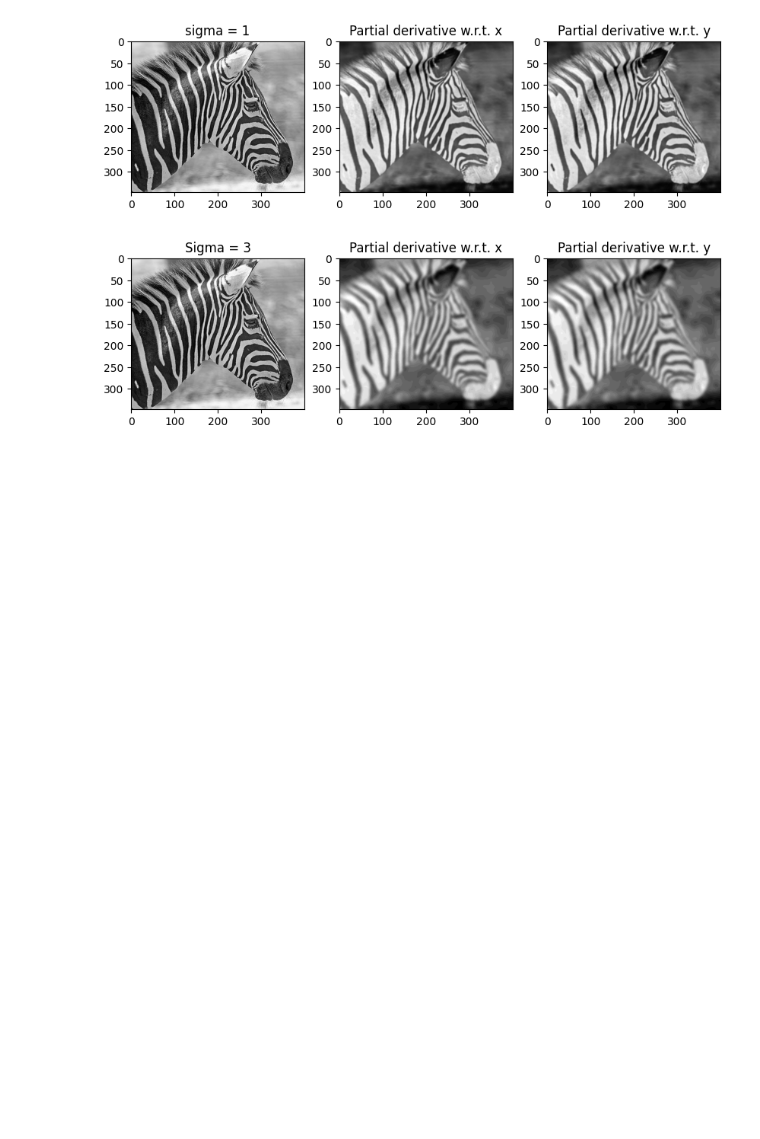
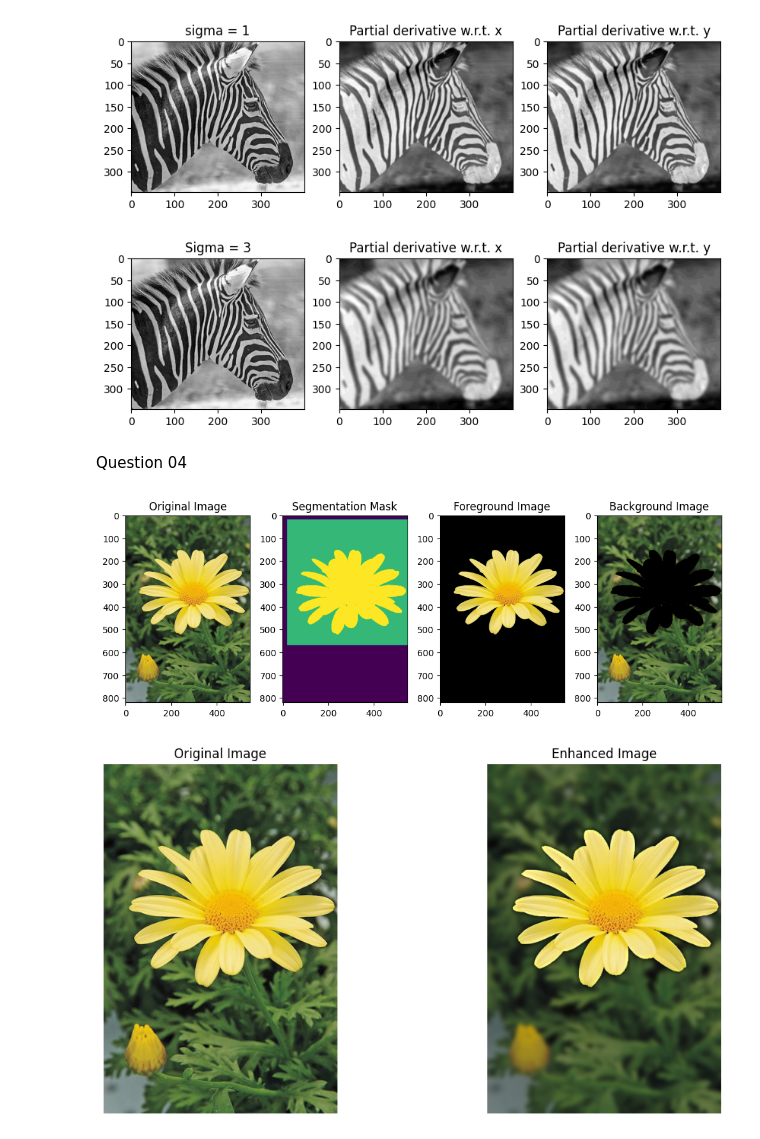
Before and after one commit to KisajaW/Assignment-2, a Jupyter notebook: D_ENG_21_0073_EE_a02.ipynb, the cells around one changed output. Cells and saved outputs as stored; diff of their text form; code cells hidden in the pictures; blank space fills up the shorter version.

```diff
--- a/D_ENG_21_0073_EE_a02.ipynb
+++ b/D_ENG_21_0073_EE_a02.ipynb
@@ -123,3 +123,67 @@ plt.show()
 # %% [output]
 [figure]
 [figure]
+# %% [markdown]
+Question 04
+# %%
+import cv2 as cv
+import numpy as np
+import matplotlib.pyplot as plt
+
+# Loading the image
+img = cv.imread('daisy.jpg')
+
+# Creating a mask with same dimensions as image, and setting everything to background
+mask = np.zeros(img.shape[:2], np.uint8)
+background = np.zeros((1,65), np.float64)
+# Defining the rectangle enclosing the flower
+rect = (20, 20, 550, 550)
+# Runing the grabCut algorithm
+cv.grabCut(img, mask, rect, background, None, 5, cv.GC_INIT_WITH_RECT)
+# Creating a new mask with the foreground pixels set to 1, and the background pixels set to 0
+new_mask = np.where((mask == cv.GC_FGD) | (mask == cv.GC_PR_FGD), 1, 0).astype('uint8')
+# Applying the mask to the original image to get the foreground and background images
+foreground = cv.bitwise_and(img, img, mask=new_mask)
+background = cv.bitwise_and(img, img, mask=1 - new_mask)
+
+plt.figure(figsize=(10,10))
+# Displaying the Original Image
+plt.subplot(1,4,1)
+plt.imshow(img[:,:,::-1])
+plt.title('Original Image')
+# Displaying the Final Segmentation Mask
+plt.subplot(1,4,2)
+plt.imshow(mask)
+plt.title('Segmentation Mask')
+# Displaying the Foreground Image
+plt.subplot(1,4,3)
+plt.imshow(foreground[:,:,::-1])
+plt.title('Foreground Image')
+# Displaying the Background Image
+plt.subplot(1,4,4)
+plt.imshow(background[:,:,::-1])
+plt.title('Background Image')
+plt.tight_layout()
+plt.show()
+
+# Applying Gaussian blur to the background image
+blurred_bg = cv.GaussianBlur(background, (31, 31), 0)
+# Combining the foreground image and blurred background image
+enhanced_img = cv.addWeighted(foreground, 1, blurred_bg, 0.8, 0)
+
+plt.figure(figsize=(12,6))
+# Displaying the original image
+plt.subplot(1, 2, 1)
+plt.imshow(img[:,:,::-1])
+plt.title('Original Image')
+plt.axis('off')
+# Displaying enhanced image
+plt.subplot(1, 2, 2)
+plt.imshow(enhanced_img[:,:,::-1])
+plt.title('Enhanced Image')
+plt.axis('off')
+
+plt.show()
+# %% [output]
+[figure, added]
+[figure, added]
```
Also changed, not shown: parts of 3 cells of this notebook, 1 other file.
